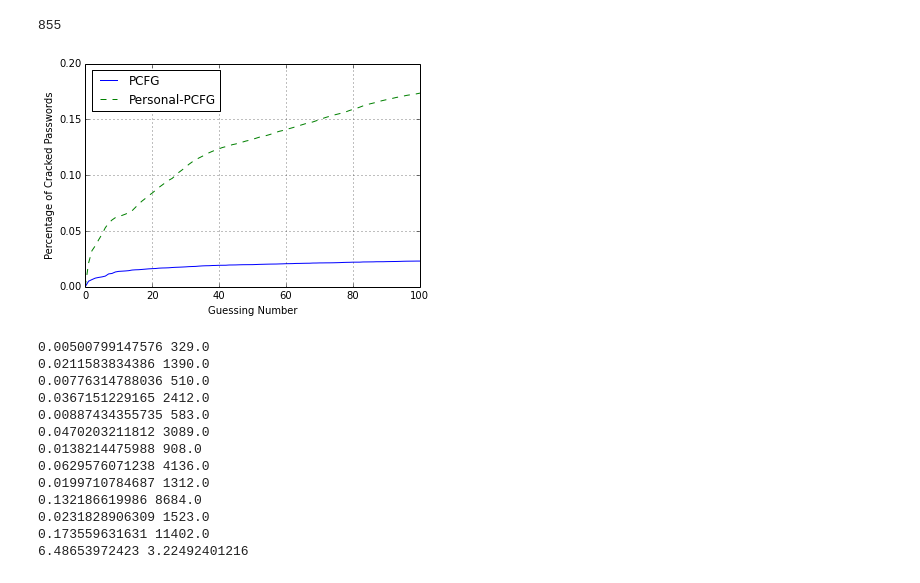
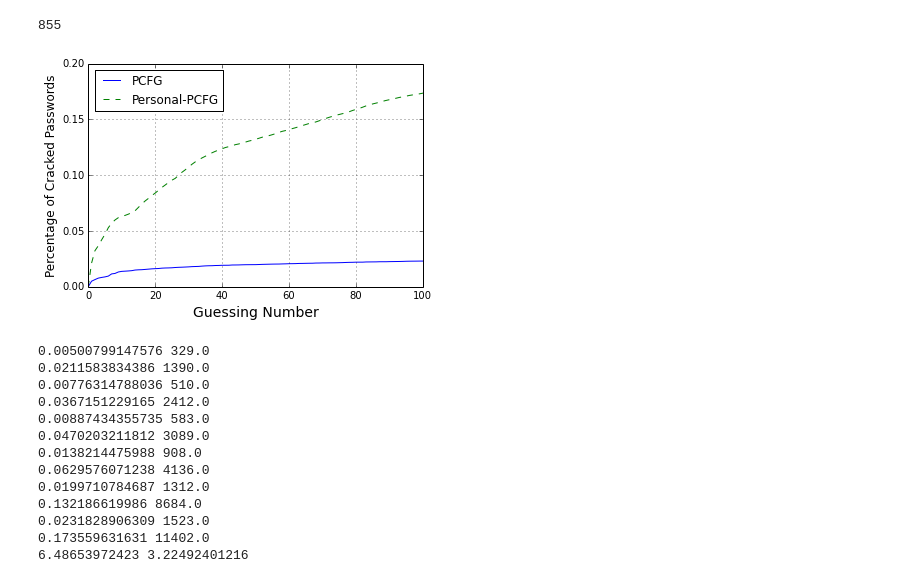
Before and after one commit to qingyuanxingsi/12306_passcracking, a Jupyter notebook: Cracking.ipynb, the cells around one changed output. Drawn from its saved outputs; the diff is of its cells as text; code cells hidden in the pictures.

```diff
--- a/Cracking.ipynb
+++ b/Cracking.ipynb
@@ -135,36 +135,36 @@ output.close()
 
 output = open("output_personal_limit100.txt","r")
 lines=output.readlines()
 output.close()
 x2points=[0]*101
 y2points = [0]*101
 for each in lines:
     point = each.split()
     total+=1
     x2points[int(point[0])] += 1
 for i in range(0,len(y2points)):
     x2points[i] /= 65695.0
 
 for i in range(1,101):
     y2points[i] = y2points[i-1]+x2points[i]
 plt.plot(xpoints,ypoints,label="PCFG")
 
 plt.plot(y2points,label="Personal-PCFG",ls="--")
 #plt.plot(x3points,y3points,label="personalPCFG-guessing")
 #plt.xscale('log', nonposy='clip')
 #plt.yscale('log', nonposy='clip')
-plt.ylabel('Percentage of Cracked Passwords')
-plt.xlabel('Guessing Number')
+plt.ylabel('Percentage of Cracked Passwords', fontsize=12)
+plt.xlabel('Guessing Number', fontsize=14)
 plt.legend()
 axes = plt.gca()
 axes.set_xlim([0,100])
 axes.set_ylim([0,0.2])
 
 plt.legend(bbox_to_anchor=(0.42, 1))
 plt.grid()
 plt.show()
 # %% [output]
-[figure, old version]
+[figure, new version]
 # %%
 for atp in (1,3,5,10,50,100):
     print ypoints[atp], ypoints[atp]* 65695
```
Also changed, not shown: parts of 2 cells of this notebook, 1 other file.
